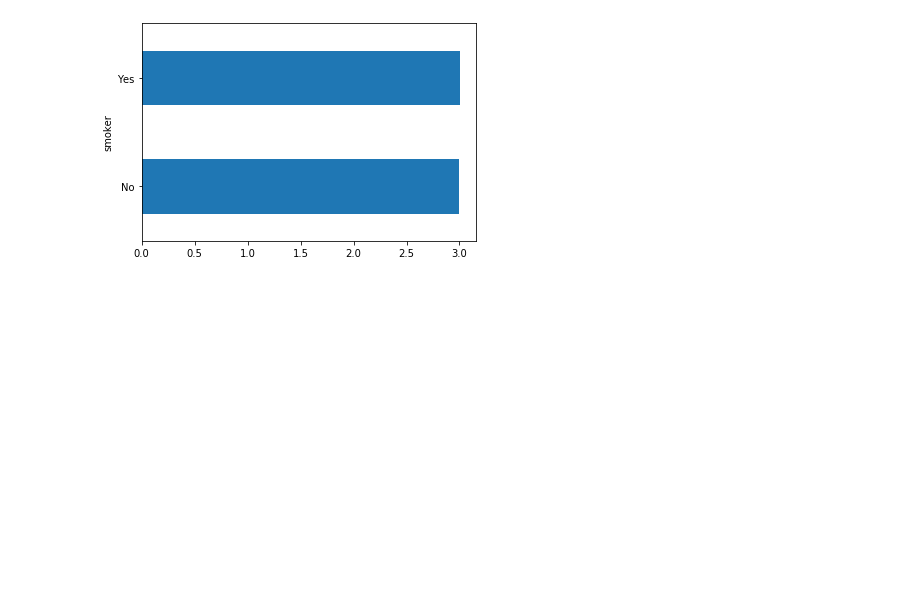
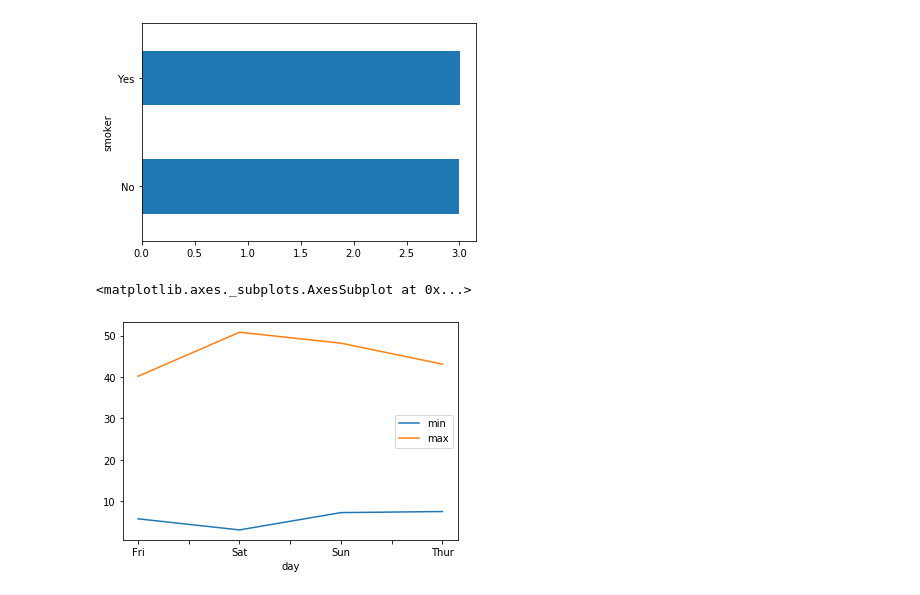
Before and after one commit to gdvnedu/SF, a Jupyter notebook: dst/module_2/python_10/Pandas Graphics.ipynb, the cells around one changed output. Saved outputs shown, nothing was run; the diff lists cells and outputs as text; code cells hidden in the pictures; blank space fills up the shorter version.

```diff
--- a/dst/module_2/python_10/Pandas Graphics.ipynb
+++ b/dst/module_2/python_10/Pandas Graphics.ipynb
@@ -98,3 +98,8 @@ df.groupby('smoker')['tip'].mean().plot(kind = 'barh')
 # %% [output]
 <matplotlib.axes._subplots.AxesSubplot at 0x...>
 [figure]
+# %%
+df.groupby(by = 'day')['total_bill'].agg(['min','max']).plot()
+# %% [output]
+<matplotlib.axes._subplots.AxesSubplot at 0x...>
+[figure, added]
```
Also changed, not shown: 3 other files.
